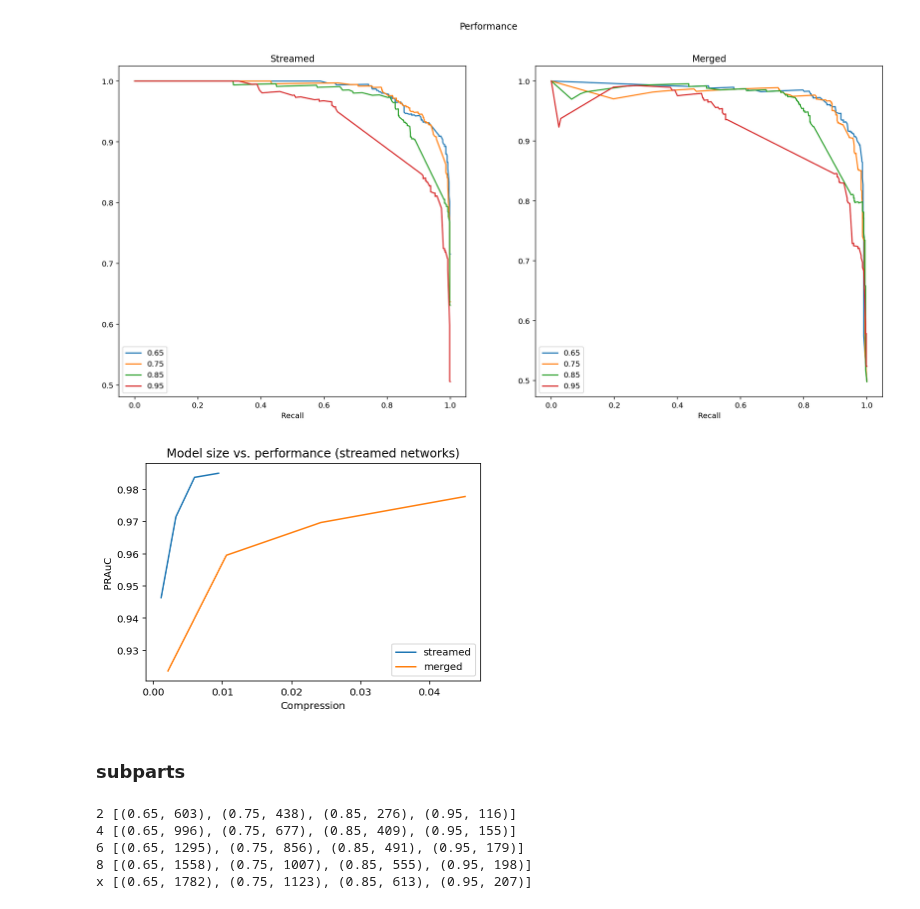
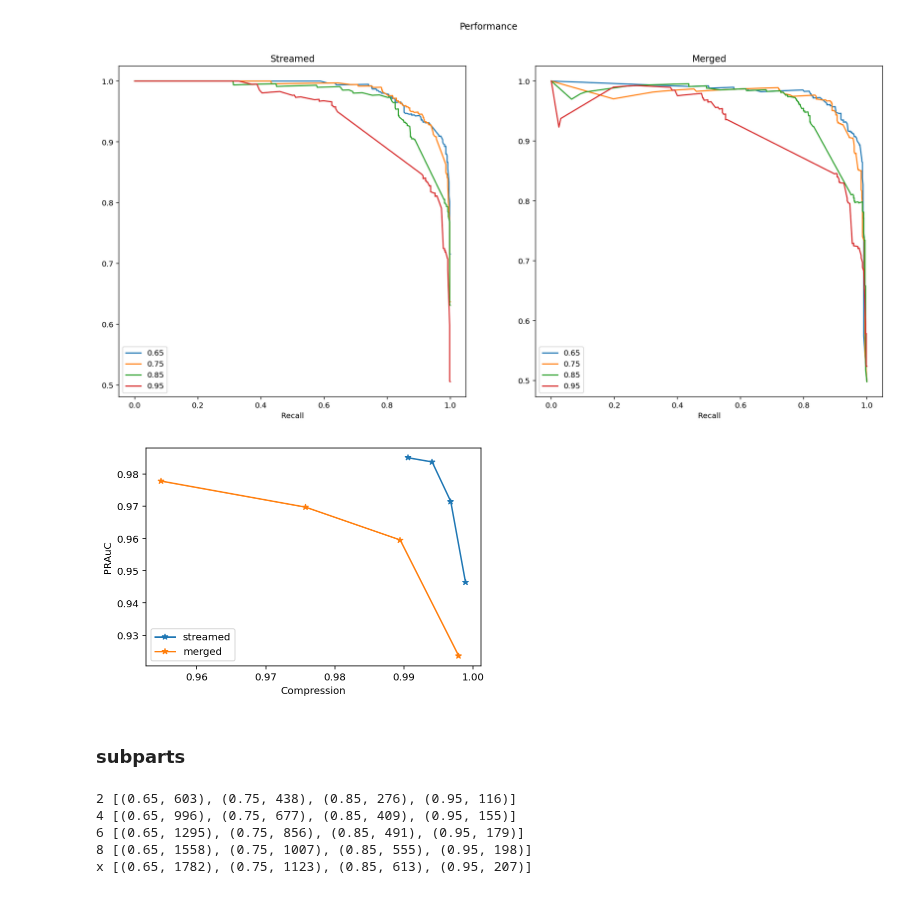
Before and after one commit to jrybicki-jsc/smms, a Jupyter notebook: graphla/cleans.ipynb, the cells around one changed output. Drawn from its saved outputs; the diff is of its cells as text; code cells hidden in the pictures.

Commit message:
compression not model size

```diff
--- a/graphla/cleans.ipynb
+++ b/graphla/cleans.ipynb
@@ -77,41 +77,42 @@ ax2.legend();
 f_size= 189452
 
 def get_aucs(nets, perfs):
-    return {len(nets[gamma])/f_size: auc(r1, p1) for gamma, [p1, r1] in sorted(perfs.items())}
+    return {1.0 - len(nets[gamma])/f_size: auc(r1, p1) for gamma, [p1, r1] in sorted(perfs.items())}
 # %%
 #streamed_aucs = {len(streamed_nets[gamma]): auc(r1, p1) for gamma, [p1, r1] in sorted(perf_stream.items())}
 #merged_aucs = {len(merged_nets[gamma]): auc(r1, p1) for gamma, [p1, r1] in sorted(perf_merge.items())}
 streamed_aucs = get_aucs(nets=streamed_nets, perfs=perf_stream)
 merged_aucs = get_aucs(nets=merged_nets, perfs=perf_merge)
 # %%
-plt.title('Model size vs. performance (streamed networks)')
-plt.plot(streamed_aucs.keys(), streamed_aucs.values(), label='streamed')
-plt.plot(merged_aucs.keys(), merged_aucs.values(), label='merged')
+#plt.title('Model size vs. performance (streamed networks)')
+plt.plot(streamed_aucs.keys(), streamed_aucs.values(),'-*',label='streamed')
+plt.plot(merged_aucs.keys(), merged_aucs.values(),'-*', label='merged')
 plt.xlabel('Compression')
 plt.legend()
 plt.ylabel('PRAuC');
+plt.savefig('../fig/streammergefull.svg', format='svg', bbox_inches = 'tight', dpi=1000);
 # %% [output]
-[figure, old version]
+[figure, new version]
-# %% [markdown]
-### subparts
-# %%
-all_parts = dict()
-for perc in range(2,10,2):
-    perc_dir = f"../res/newclusterres/cleans/subparts/{perc}/"
-    netz, sizez = get_nets(directory=perc_dir)
-
-    perfz = get_perf(directory=perc_dir, gammas=netz.keys())
-    aucz = get_aucs(nets=netz, perfs=perfz) #{len(netz[gamma]): auc(r1, p1) for gamma, [p1, r1] in sorted(perfz.items())}
-    all_parts[perc] = aucz
-    print(perc, [(gamma, len(netz[gamma])) for gamma in sorted(netz.keys())])
-
-print('x', [(gamma, len(streamed_nets[gamma])) for gamma in sorted(streamed_nets.keys())])
-# %% [output]
-2 [(0.65, 603), (0.75, 438), (0.85, 276), (0.95, 116)]
-4 [(0.65, 996), (0.75, 677), (0.85, 409), (0.95, 155)]
-6 [(0.65, 1295), (0.75, 856), (0.85, 491), (0.95, 179)]
-8 [(0.65, 1558), (0.75, 1007), (0.85, 555), (0.95, 198)]
-x [(0.65, 1782), (0.75, 1123), (0.85, 613), (0.95, 207)]
+# %% [markdown]
+### subparts
+# %%
+all_parts = dict()
+for perc in range(2,10,2):
+    perc_dir = f"../res/newclusterres/cleans/subparts/{perc}/"
+    netz, sizez = get_nets(directory=perc_dir)
+
+    perfz = get_perf(directory=perc_dir, gammas=netz.keys())
+    aucz = get_aucs(nets=netz, perfs=perfz) #{len(netz[gamma]): auc(r1, p1) for gamma, [p1, r1] in sorted(perfz.items())}
+    all_parts[perc] = aucz
+    print(perc, [(gamma, len(netz[gamma])) for gamma in sorted(netz.keys())])
+
+print('x', [(gamma, len(streamed_nets[gamma])) for gamma in sorted(streamed_nets.keys())])
+# %% [output]
+2 [(0.65, 603), (0.75, 438), (0.85, 276), (0.95, 116)]
+4 [(0.65, 996), (0.75, 677), (0.85, 409), (0.95, 155)]
+6 [(0.65, 1295), (0.75, 856), (0.85, 491), (0.95, 179)]
+8 [(0.65, 1558), (0.75, 1007), (0.85, 555), (0.95, 198)]
+x [(0.65, 1782), (0.75, 1123), (0.85, 613), (0.95, 207)]
 # %%
 plt.figure(figsize=(12,8))
 for perc,top in all_parts.items():
```
Also changed, not shown: parts of 19 cells of this notebook.
